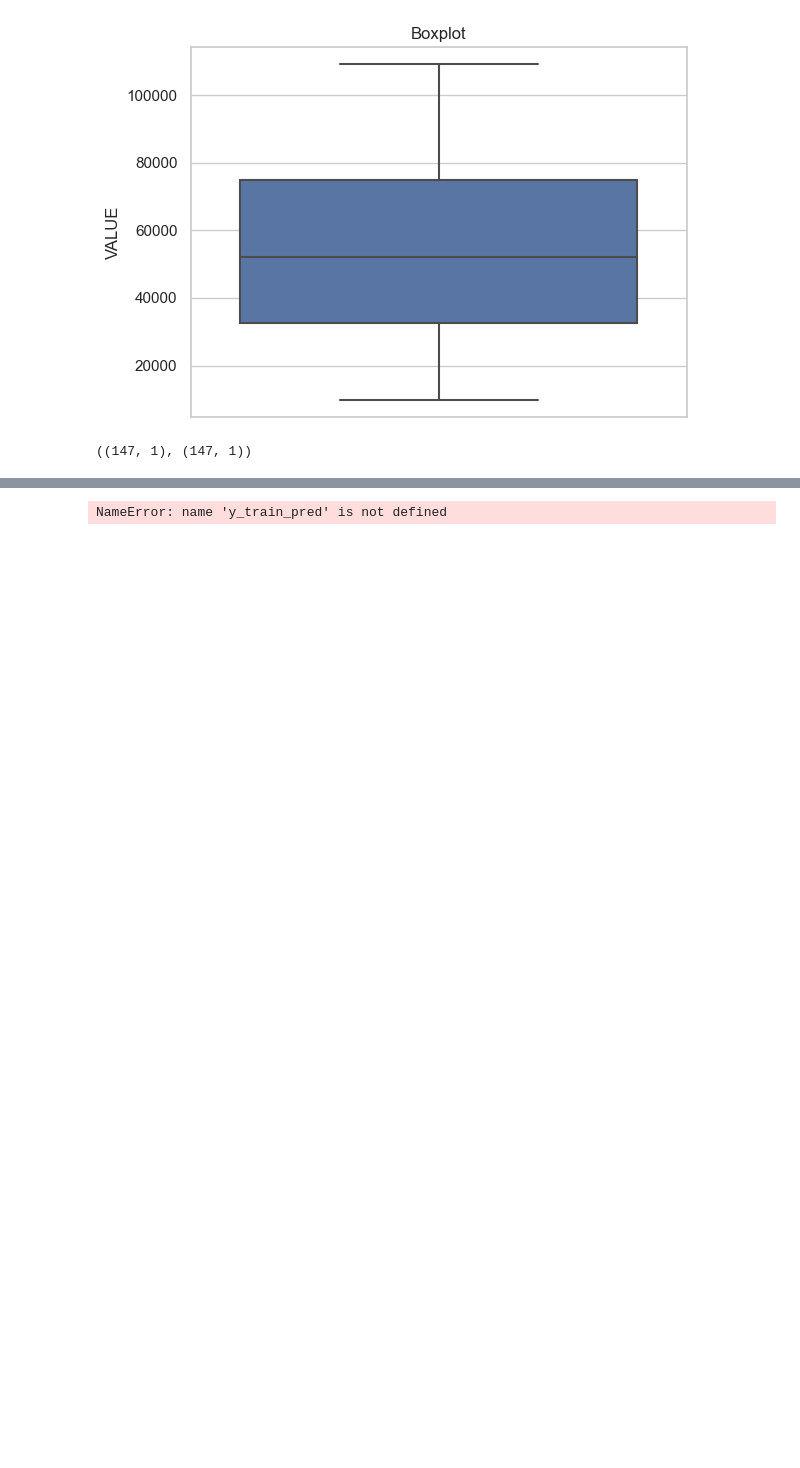
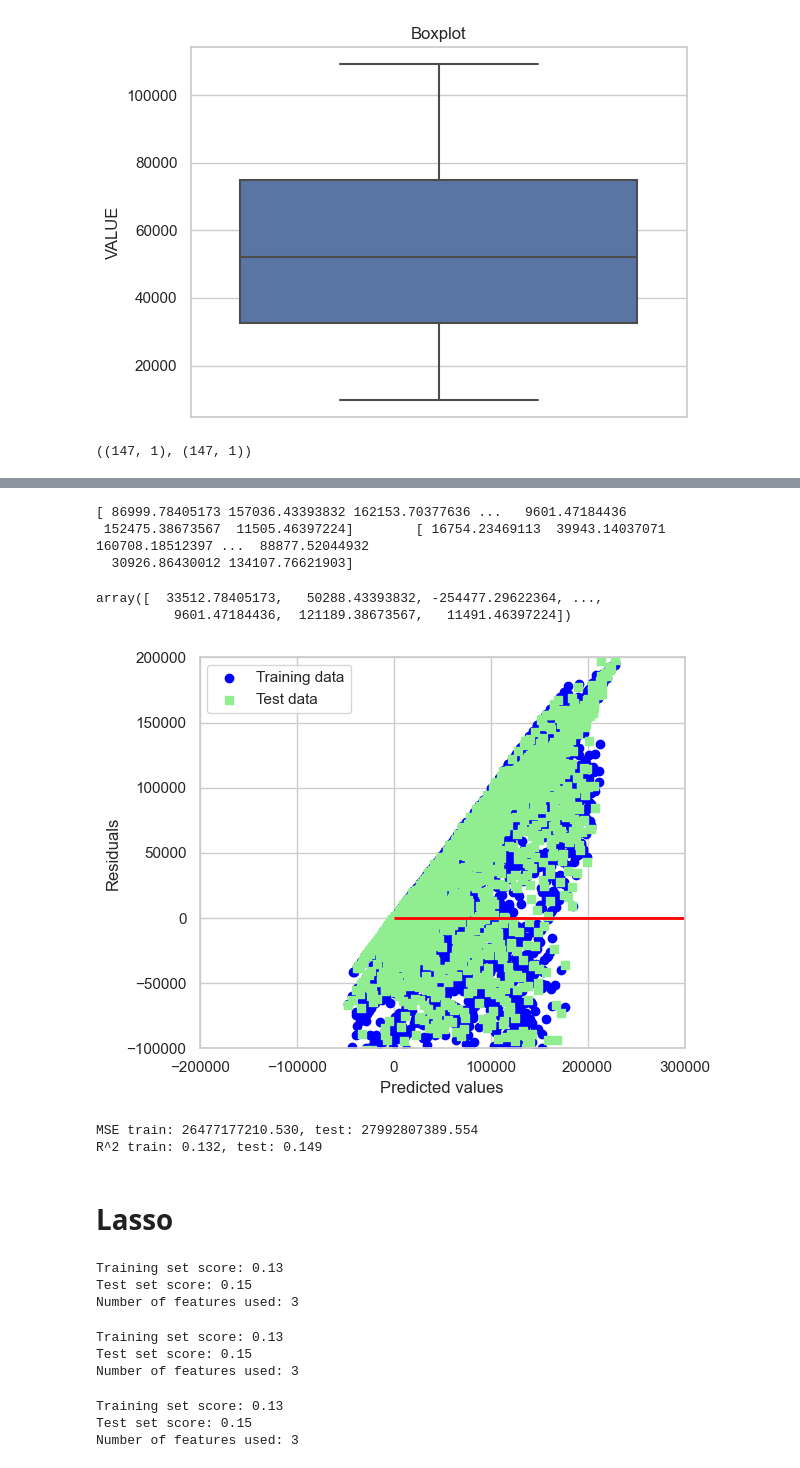
Before and after one commit to CCT-Dublin/ca1-claireobrien00, a Jupyter notebook: Passenger Movement.ipynb, the cells around one changed output, grey strips where cells are left out. Drawn from its saved outputs; the diff is of its cells as text; code cells hidden in the pictures; blank space fills up the shorter version.

```diff
--- a/Passenger Movement.ipynb
+++ b/Passenger Movement.ipynb
@@ -1017,3 +1058,3 @@ departing_by_sea_winter_df
 # %%
-departing_by_sea_winter_df_encoded = encode(departing_by_sea_winter_df)
-departing_by_sea_winter_df_encoded
+arriving_df_encoded = encode(arriving_df)
+#departing_by_sea_winter_df_encoded
@@ -1039,11 +1090,11 @@ departing_by_sea_winter_df['VALUE'].values
 from sklearn.model_selection import train_test_split
 
 # Declare a variable named as 'X' and 'y'
-X = departing_by_sea_winter_df.iloc[:,-2:-1].values #add all - need to encode the matrix first
-y = departing_by_sea_winter_df['VALUE'].values
+X = arriving_df_encoded.iloc[:, list(range(1, 3)) + list(range(4, 6))].values #add all - need to encode the matrix first
+y = arriving_df_encoded['VALUE'].values
 
 # Split the data into 70% and 30% by using a parameter test_size = 30
-X_train, X_test, y_train, y_test = train_test_split(X, y, test_size = 0.3, random_state = 0)
+X_train, X_test, y_train, y_test = train_test_split(X, y, test_size = 0.3, random_state = 10)
 
 # Display the size of the rows and columns
 X.shape, y.shape, X_train.shape, X_test.shape, y_train.shape, y_test.shape
@@ -1059,4 +1122,8 @@ y_train_pred = slr.predict(X_train)
 y_test_pred = slr.predict(X_test)
 
 # Display the values of y_train_pred and y_test_pred
-# print(y_train_pred, '\t', y_test_pred
+print(y_train_pred, '\t', y_test_pred)
+# %% [output]
+[ 86999.78405173 157036.43393832 162153.70377636 ...   9601.47184436
+ 152475.38673567  11505.46397224]        [ 16754.23469113  39943.14037071 160708.18512397 ...  88877.52044932
+  30926.86430012 134107.76621903]
@@ -1065,15 +1130,64 @@ y_train_pred
+# %%
+y_train_pred - y_train
+# %% [output]
+array([  33512.78405173,   50288.43393832, -254477.29622364, ...,
+          9601.47184436,  121189.38673567,   11491.46397224])
 # %%
 # Display the graph for the training and testing of the data
 plt.scatter(y_train_pred,  y_train_pred - y_train, c = 'blue', marker = 'o', label = 'Training data')
 plt.scatter(y_test_pred,  y_test_pred - y_test, c = 'lightgreen', marker = 's', label = 'Test data')
 plt.xlabel('Predicted values')
 plt.ylabel('Residuals')
 plt.legend(loc = 'upper left')
-plt.hlines(y = 0, xmin = -10, xmax = 50, lw = 2, color = 'red')
-plt.xlim([-10, 50])
+plt.hlines(y = 0, xmin = -0, xmax = 500000, lw = 2, color = 'red')
+plt.xlim([-200000, 300000])
+plt.ylim([-100000, 200000])
 plt.tight_layout()
 #why not plotting?
 # plt.savefig('./figures/slr_residuals.png', dpi=300)
 plt.show()
 # %% [output]
-NameError: name 'y_train_pred' is not defined
+[figure, added]
+# %%
+# Calculate the r2_score and mean squared error
+from sklearn.metrics import r2_score
+from sklearn.metrics import mean_squared_error
+
+# Display the means squared error and r2 score values
+print('MSE train: %.3f, test: %.3f' % (mean_squared_error(y_train, y_train_pred), mean_squared_error(y_test, y_test_pred)))
+print('R^2 train: %.3f, test: %.3f' % (r2_score(y_train, y_train_pred), r2_score(y_test, y_test_pred)))
+# %% [output]
+MSE train: 26477177210.530, test: 27992807389.554
+R^2 train: 0.132, test: 0.149
+# %% [markdown]
+# Lasso
+# %%
+from sklearn.linear_model import Lasso
+lasso = Lasso().fit(X_train, y_train)
+print("Training set score: {:.2f}".format(lasso.score(X_train, y_train)))
+print("Test set score: {:.2f}".format(lasso.score(X_test, y_test)))
+print("Number of features used: {}".format(np.sum(lasso.coef_ != 0)))
+# %% [output]
+Training set score: 0.13
+Test set score: 0.15
+Number of features used: 3
+# %%
+# we increase the default setting of "max_iter",
+# otherwise the model would warn us that we should increase max_iter.
+lasso001 = Lasso(alpha=0.01).fit(X_train, y_train)
+print("Training set score: {:.2f}".format(lasso001.score(X_train, y_train)))
+print("Test set score: {:.2f}".format(lasso001.score(X_test, y_test)))
+print("Number of features used: {}".format(np.sum(lasso001.coef_ != 0)))
+# %% [output]
+Training set score: 0.13
+Test set score: 0.15
+Number of features used: 3
+# %%
+lasso00001 = Lasso(alpha=1).fit(X_train, y_train)
+print("Training set score: {:.2f}".format(lasso00001.score(X_train, y_train)))
+print("Test set score: {:.2f}".format(lasso00001.score(X_test, y_test)))
+print("Number of features used: {}".format(np.sum(lasso00001.coef_ != 0)))
+# %% [output]
+Training set score: 0.13
+Test set score: 0.15
+Number of features used: 3
```
Also changed, not shown: parts of 48 cells of this notebook, 3 other files.
